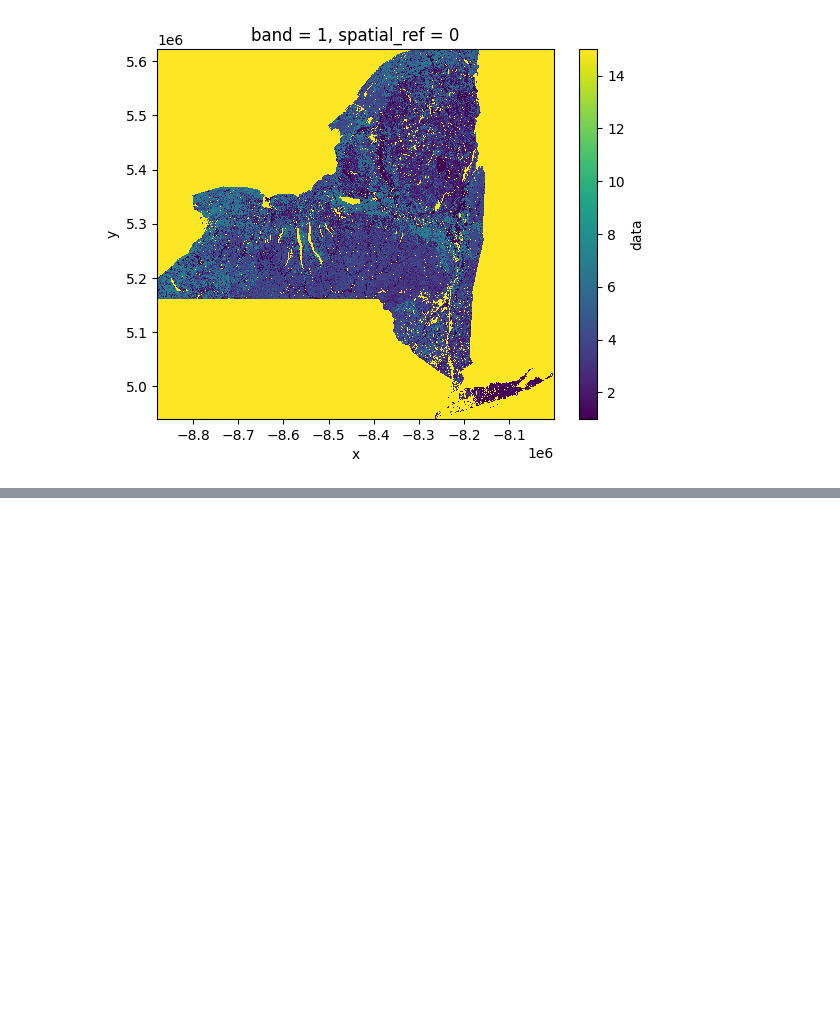
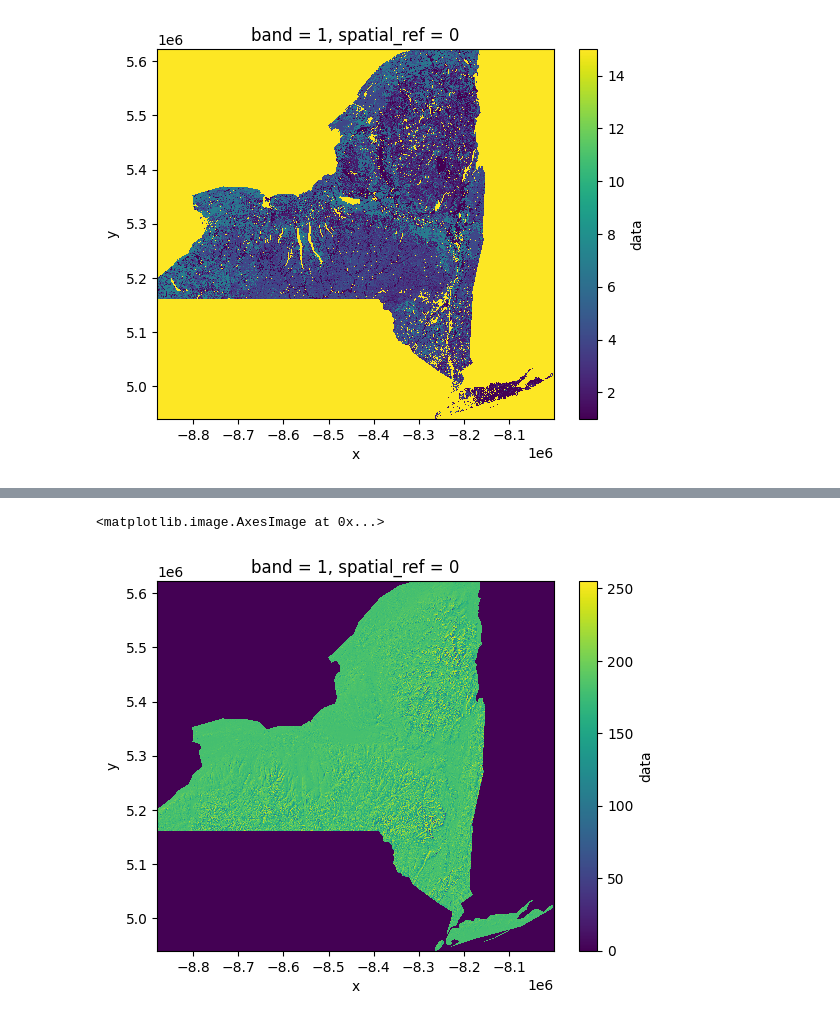
Before and after one commit to uysiri/DATA612-DEEPLEARNING, a Jupyter notebook: create_df.ipynb, the cells around one changed output, grey strips where cells are left out. Cells and saved outputs as stored; diff of their text form; code cells hidden in the pictures; blank space fills up the shorter version.

```diff
--- a/create_df.ipynb
+++ b/create_df.ipynb
@@ -97,0 +90,12 @@ res[res['data']>0]
+# %%
+ele = rioxarray.open_rasterio("elevation.tif")
+# rds = rds.squeeze().drop("spatial_ref").drop("band")
+ele.name = "data"
+elevation = ele.to_dataframe().reset_index()
+# soilgroup.head(2)
+
+f8 = ele.sel(band=1)
+f8.plot.imshow()
+# %% [output]
+<matplotlib.image.AxesImage at 0x...>
+[figure, added]
```
Also changed, not shown: parts of 18 cells of this notebook, 2 other files.
